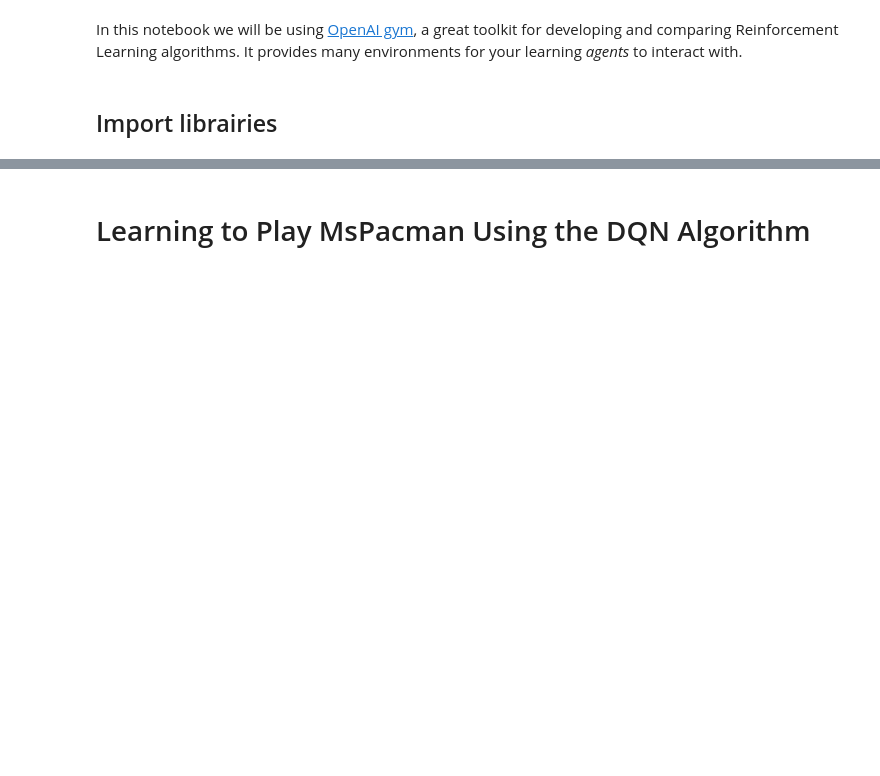
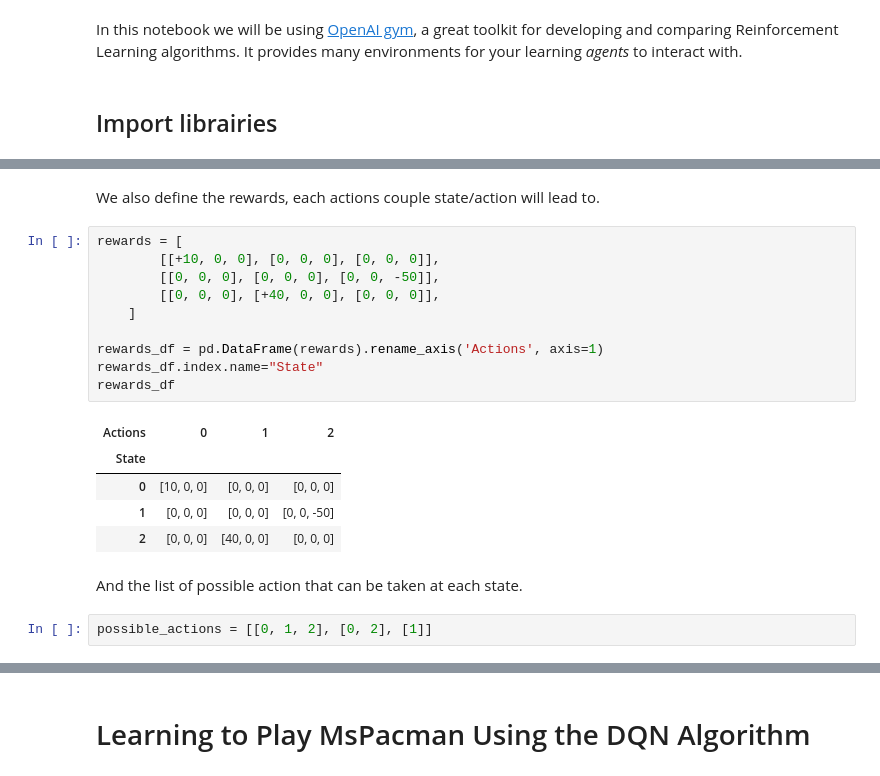
Before and after one commit to wikistat/AI-Frameworks, a Jupyter notebook: ReinforcementLearning/reinforcement_learning_DQN.ipynb, the cells around one changed output, grey strips where cells are left out. Drawn from its saved outputs; the diff is of its cells as text; blank space fills up the shorter version.

```diff
--- a/ReinforcementLearning/reinforcement_learning_DQN.ipynb
+++ b/ReinforcementLearning/reinforcement_learning_DQN.ipynb
@@ -239,0 +102,22 @@ Summary: mean=22.4, std=26.780170, min=0, max=220
+# %% [markdown]
+We also define the rewards, each actions couple state/action will lead to.
+# %%
+rewards = [
+        [[+10, 0, 0], [0, 0, 0], [0, 0, 0]],
+        [[0, 0, 0], [0, 0, 0], [0, 0, -50]],
+        [[0, 0, 0], [+40, 0, 0], [0, 0, 0]],
+    ]
+
+rewards_df = pd.DataFrame(rewards).rename_axis('Actions', axis=1)
+rewards_df.index.name="State"
+rewards_df
+# %% [output]
+| Actions | 0 | 1 | 2 |
+| State |  |  |  |
+| 0 | [10, 0, 0] | [0, 0, 0] | [0, 0, 0] |
+| 1 | [0, 0, 0] | [0, 0, 0] | [0, 0, -50] |
+| 2 | [0, 0, 0] | [40, 0, 0] | [0, 0, 0] |
+# %% [markdown]
+And the list of possible action that can be taken at each state.
+# %%
+possible_actions = [[0, 1, 2], [0, 2], [1]]
```
Also changed, not shown: parts of 46 cells of this notebook, 3 other files.
